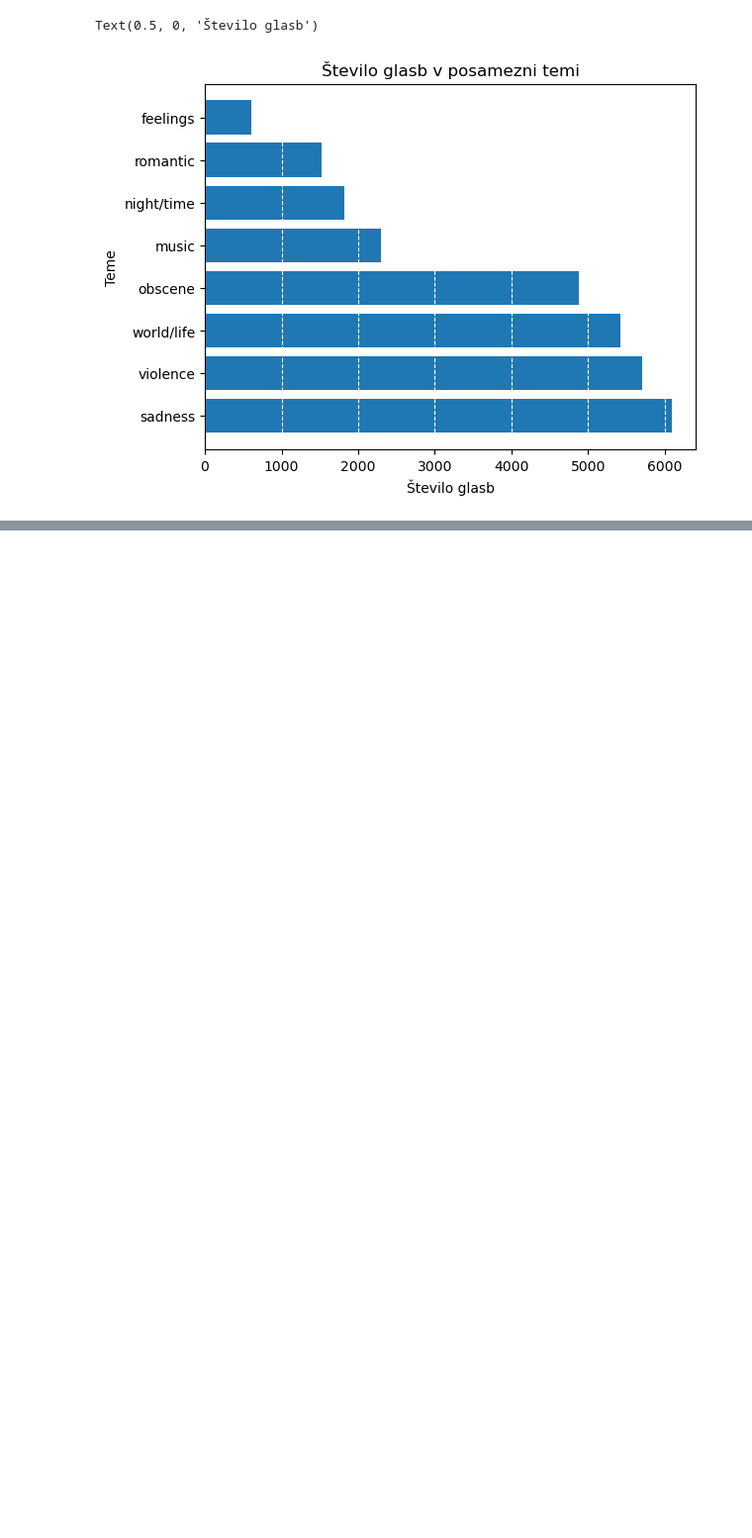
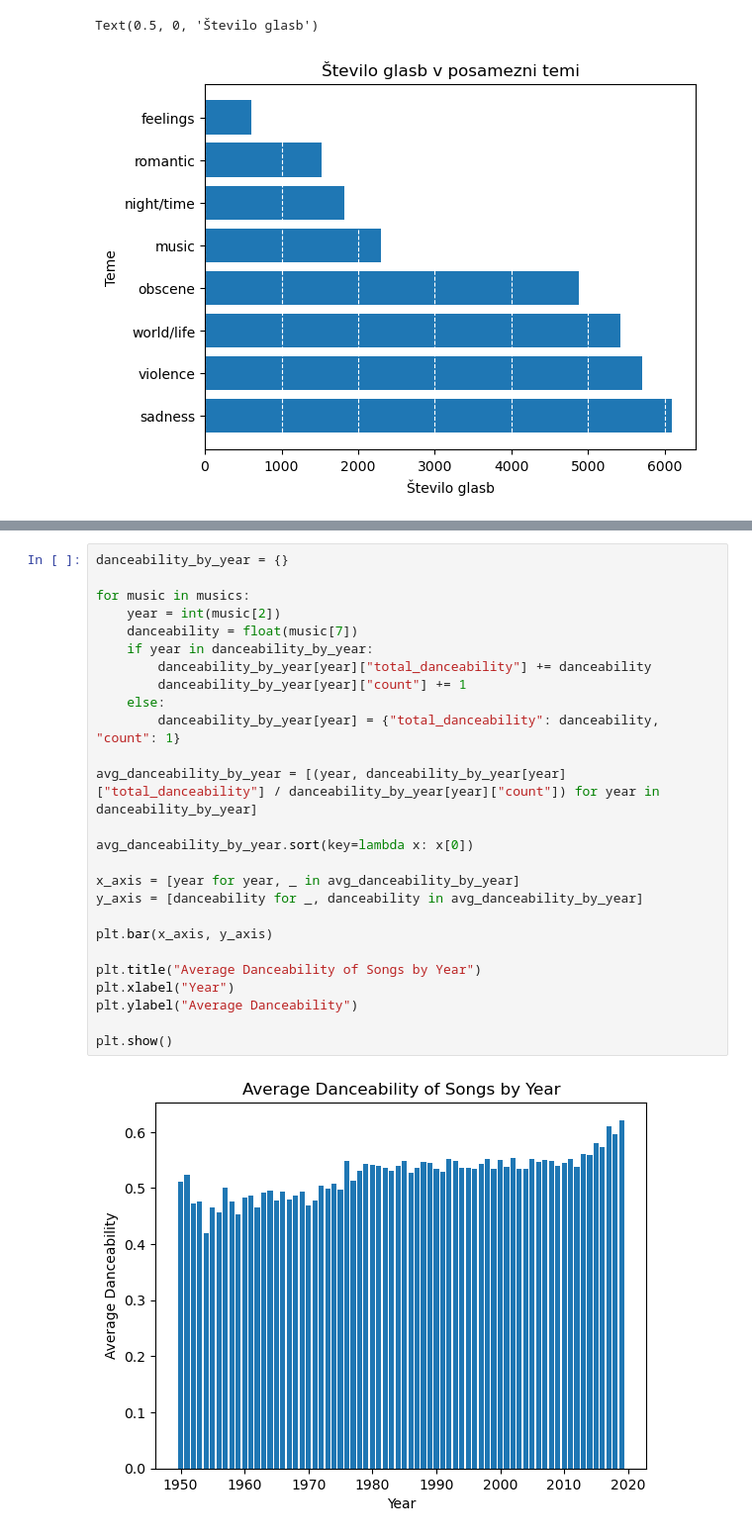
Before and after one commit to ZanJuvan/PR22ZJLH, a Jupyter notebook: zan.ipynb, the cells around one changed output, grey strips where cells are left out. Shown at 99% size. Drawn from its saved outputs; the diff is of its cells as text; blank space fills up the shorter version.

```diff
--- a/zan.ipynb
+++ b/zan.ipynb
@@ -65,0 +129,28 @@ Text(0.5, 0, 'Število glasb')
+# %%
+danceability_by_year = {}
+
+for music in musics:
+    year = int(music[2])
+    danceability = float(music[7])
+    if year in danceability_by_year:
+        danceability_by_year[year]["total_danceability"] += danceability
+        danceability_by_year[year]["count"] += 1
+    else:
+        danceability_by_year[year] = {"total_danceability": danceability, "count": 1}
+
+avg_danceability_by_year = [(year, danceability_by_year[year]["total_danceability"] / danceability_by_year[year]["count"]) for year in danceability_by_year]
+
+avg_danceability_by_year.sort(key=lambda x: x[0])
+
+x_axis = [year for year, _ in avg_danceability_by_year]
+y_axis = [danceability for _, danceability in avg_danceability_by_year]
+
+plt.bar(x_axis, y_axis)
+
+plt.title("Average Danceability of Songs by Year")
+plt.xlabel("Year")
+plt.ylabel("Average Danceability")
+
+plt.show()
+# %% [output]
+[figure, added]
```
Also changed, not shown: parts of 11 cells of this notebook.
